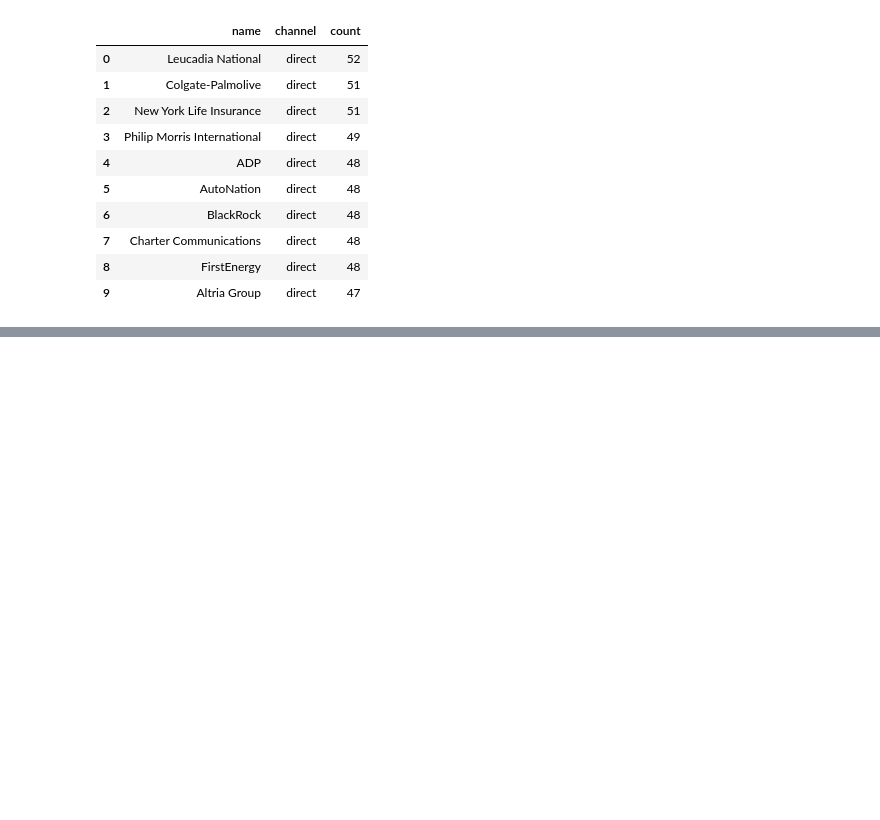
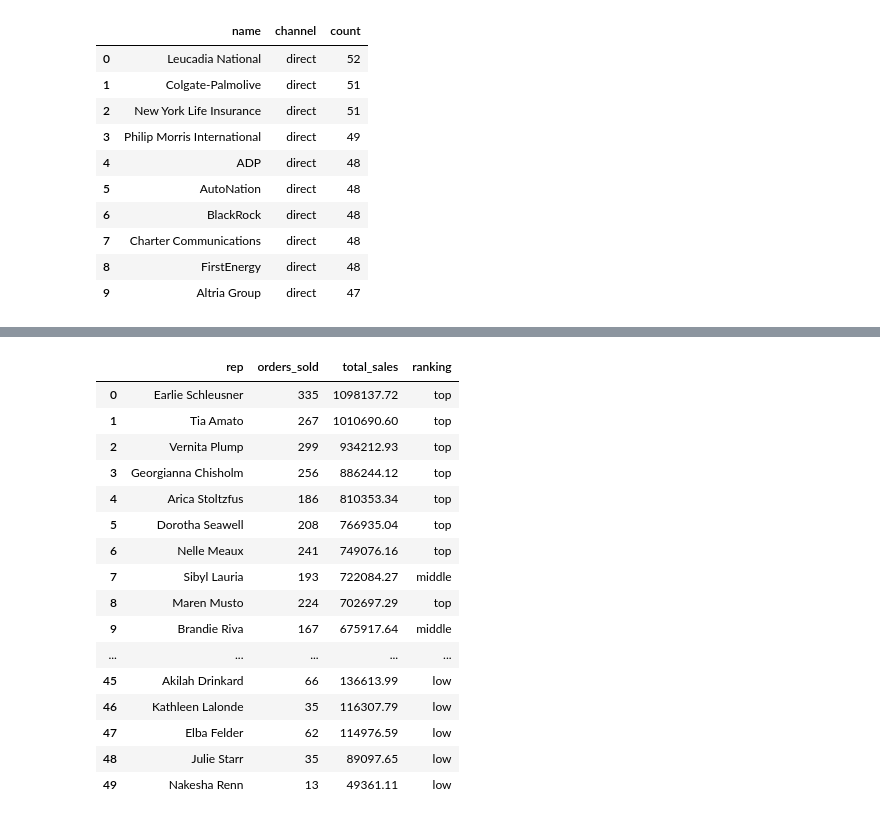
Before and after one commit to rebeccaebarnes/SQL-Practice, a Jupyter notebook: sql_practice.ipynb, the cells around one changed output, grey strips where cells are left out. Saved outputs shown, nothing was run; the diff lists cells and outputs as text; code cells hidden in the pictures; blank space fills up the shorter version.

Commit message:
refactor: Add aggregate problems
Add explanations and problems for DATE functions, and CASE.

```diff
--- a/sql_practice.ipynb
+++ b/sql_practice.ipynb
@@ -2107,0 +2404,34 @@ sql_query('SELECT a.name, w.channel, COUNT(*) count\
+# %%
+# 6 Top sales reps: > 200 orders or > 750000 in total sales
+#   Middle: > 150 orders or 500000 in total sales. Or Low, ordered by high sales
+sql_query('SELECT r.name rep, \
+                  COUNT(*) orders_sold, \
+                  SUM(o.total_amt_usd) total_sales, \
+                  CASE WHEN COUNT(*) > 200 OR SUM(o.total_amt_usd) > 750000 THEN "top" \
+                       WHEN COUNT(*) > 150 OR SUM(o.total_amt_usd) > 500000 THEN "middle" \
+                       ELSE "low" END AS ranking \
+           FROM sales_reps r \
+           JOIN accounts a \
+           ON r.id = a.sales_rep_id \
+           JOIN orders o \
+           ON a.id = o.account_id \
+           GROUP BY rep \
+           ORDER BY 3 DESC;')
+# %% [output]
+|  | rep | orders_sold | total_sales | ranking |
+| 0 | Earlie Schleusner | 335 | 1098137.72 | top |
+| 1 | Tia Amato | 267 | 1010690.60 | top |
+| 2 | Vernita Plump | 299 | 934212.93 | top |
+| 3 | Georgianna Chisholm | 256 | 886244.12 | top |
+| 4 | Arica Stoltzfus | 186 | 810353.34 | top |
+| 5 | Dorotha Seawell | 208 | 766935.04 | top |
+| 6 | Nelle Meaux | 241 | 749076.16 | top |
+| 7 | Sibyl Lauria | 193 | 722084.27 | middle |
+| 8 | Maren Musto | 224 | 702697.29 | top |
+| 9 | Brandie Riva | 167 | 675917.64 | middle |
+| ... | ... | ... | ... | ... |
+| 45 | Akilah Drinkard | 66 | 136613.99 | low |
+| 46 | Kathleen Lalonde | 35 | 116307.79 | low |
+| 47 | Elba Felder | 62 | 114976.59 | low |
+| 48 | Julie Starr | 35 | 89097.65 | low |
+| 49 | Nakesha Renn | 13 | 49361.11 | low |
```
Also changed, not shown: parts of 21 cells of this notebook.
